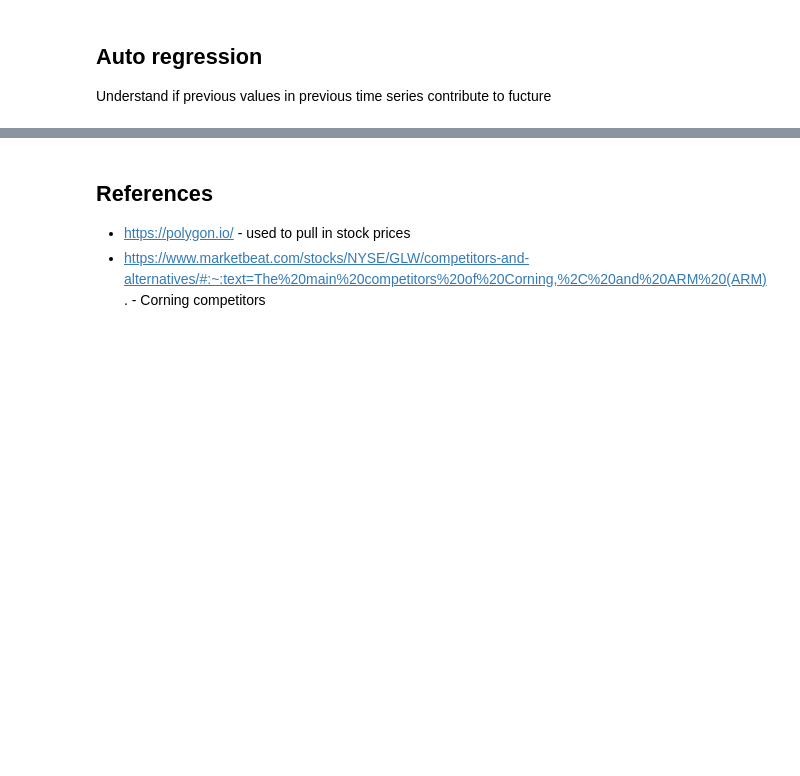
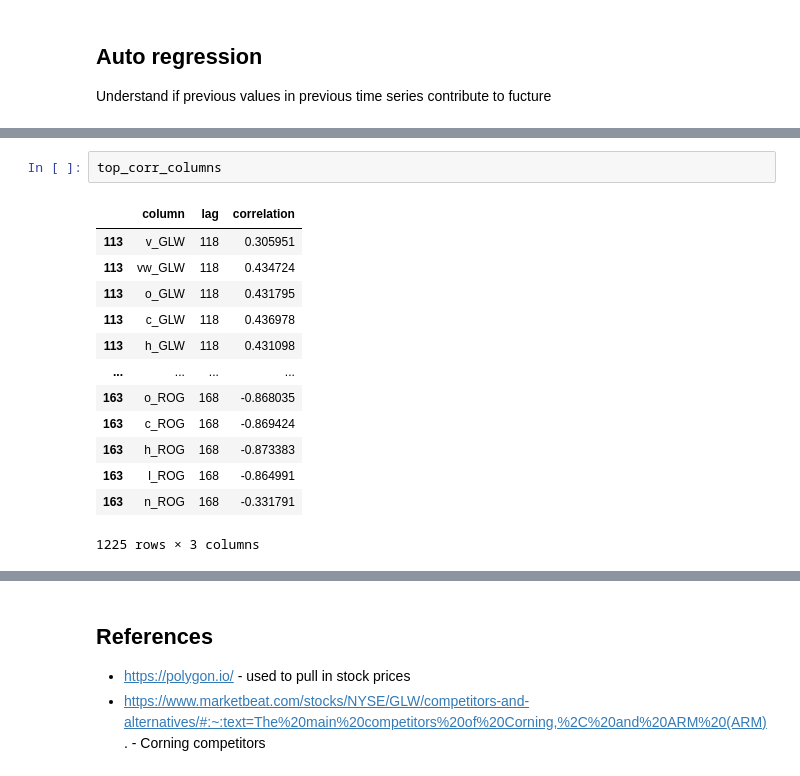
Before and after one commit to Benedictgr97/stock_prediction_v2, a Jupyter notebook: price_predictor.ipynb, the cells around one changed output, grey strips where cells are left out. Saved outputs shown, nothing was run; the diff lists cells and outputs as text; blank space fills up the shorter version.

```diff
--- a/price_predictor.ipynb
+++ b/price_predictor.ipynb
@@ -164,0 +174,16 @@ plot_correlations(stock_prices_df,max_lag = 28 * 6)
+# %%
+top_corr_columns
+# %% [output]
+|  | column | lag | correlation |
+| 113 | v_GLW | 118 | 0.305951 |
+| 113 | vw_GLW | 118 | 0.434724 |
+| 113 | o_GLW | 118 | 0.431795 |
+| 113 | c_GLW | 118 | 0.436978 |
+| 113 | h_GLW | 118 | 0.431098 |
+| ... | ... | ... | ... |
+| 163 | o_ROG | 168 | -0.868035 |
+| 163 | c_ROG | 168 | -0.869424 |
+| 163 | h_ROG | 168 | -0.873383 |
+| 163 | l_ROG | 168 | -0.864991 |
+| 163 | n_ROG | 168 | -0.331791 |
+1225 rows × 3 columns
```
Also changed, not shown: parts of 17 cells of this notebook.
